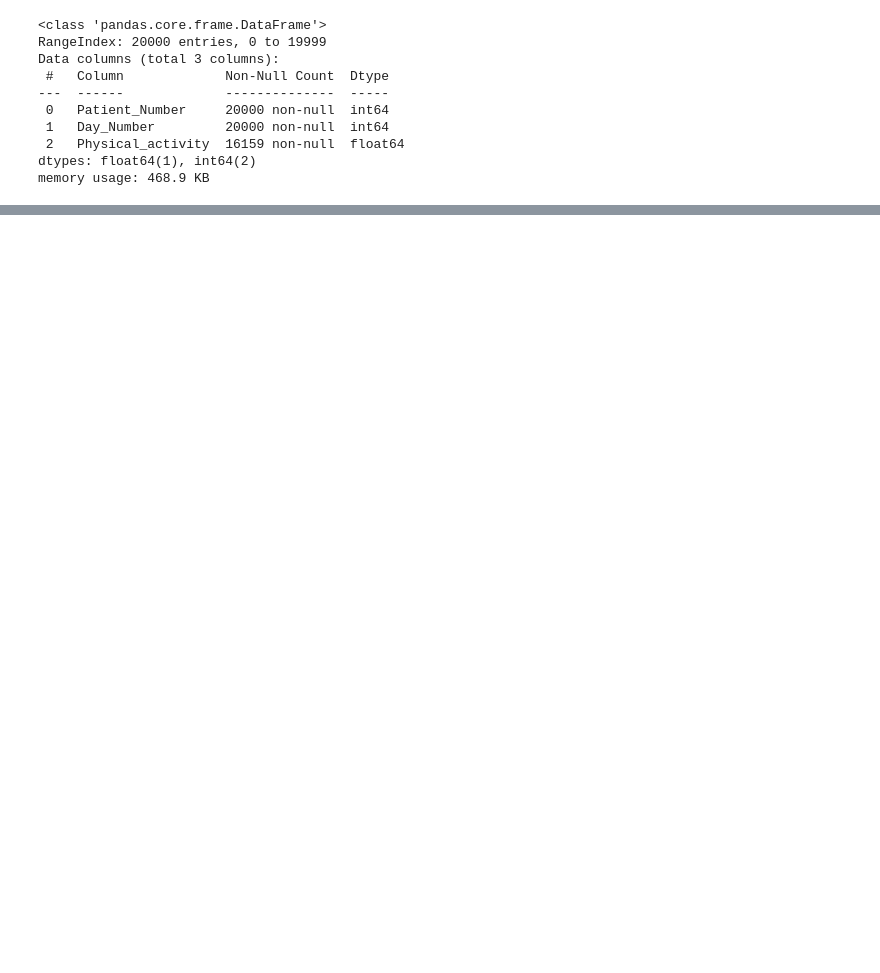
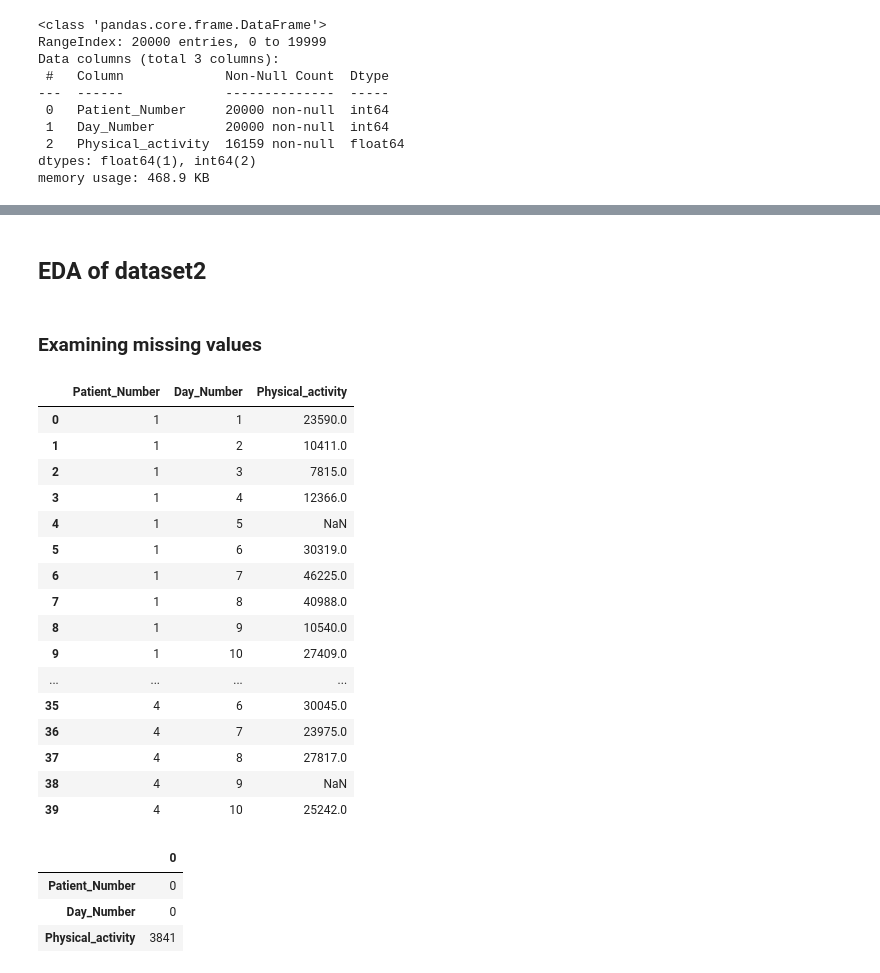
Before and after one commit to vishaltechevangelist/HealthDAX, a Jupyter notebook: notebooks/explore-dataset.ipynb, the cells around one changed output, grey strips where cells are left out. Saved outputs shown, nothing was run; the diff lists cells and outputs as text; code cells hidden in the pictures; blank space fills up the shorter version.

Commit message:
commiting explore dataset notebook files

```diff
--- a/notebooks/explore-dataset.ipynb
+++ b/notebooks/explore-dataset.ipynb
@@ -144,0 +268,31 @@ plt.
+# %% [markdown]
+## EDA of dataset2
+# %% [markdown]
+### Examining missing values
+# %%
+dataset2.head(40)
+# %% [output]
+|  | Patient_Number | Day_Number | Physical_activity |
+| 0 | 1 | 1 | 23590.0 |
+| 1 | 1 | 2 | 10411.0 |
+| 2 | 1 | 3 | 7815.0 |
+| 3 | 1 | 4 | 12366.0 |
+| 4 | 1 | 5 | NaN |
+| 5 | 1 | 6 | 30319.0 |
+| 6 | 1 | 7 | 46225.0 |
+| 7 | 1 | 8 | 40988.0 |
+| 8 | 1 | 9 | 10540.0 |
+| 9 | 1 | 10 | 27409.0 |
+| ... | ... | ... | ... |
+| 35 | 4 | 6 | 30045.0 |
+| 36 | 4 | 7 | 23975.0 |
+| 37 | 4 | 8 | 27817.0 |
+| 38 | 4 | 9 | NaN |
+| 39 | 4 | 10 | 25242.0 |
+# %%
+dataset2.isna().sum().to_frame()
+# %% [output]
+|  | 0 |
+| Patient_Number | 0 |
+| Day_Number | 0 |
+| Physical_activity | 3841 |
```
Also changed, not shown: parts of 31 cells of this notebook, 1 other file.
